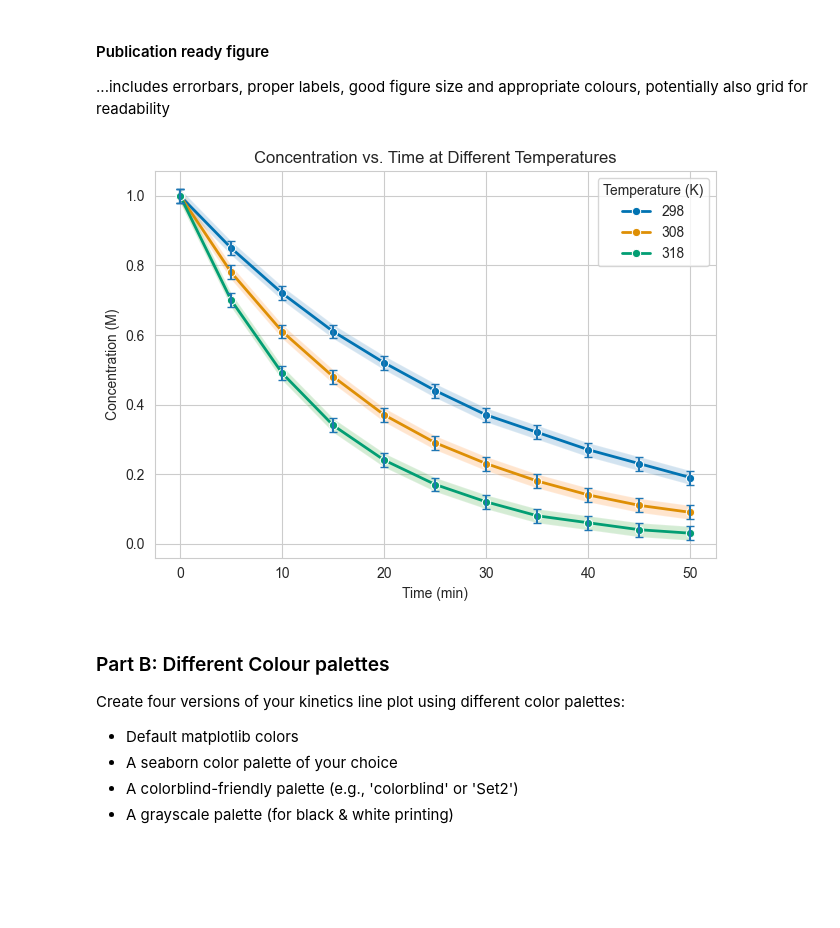
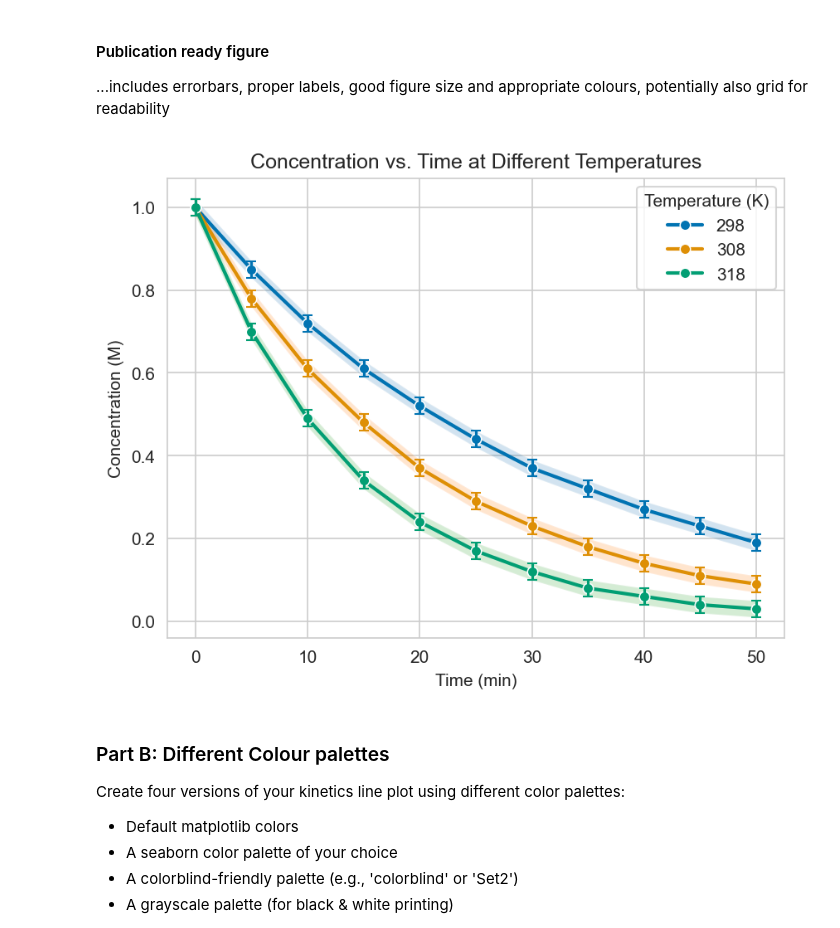
Before and after one commit to schoergj/DSA103, a Jupyter notebook: exercises/lecture_18_visualisation/exercise_18_solution.ipynb, the cells around one changed output. Cells and saved outputs as stored; diff of their text form; code cells hidden in the pictures; blank space fills up the shorter version.

```diff
--- a/exercises/lecture_18_visualisation/exercise_18_solution.ipynb
+++ b/exercises/lecture_18_visualisation/exercise_18_solution.ipynb
@@ -9,9 +9,9 @@ You've conducted a kinetics study measuring the concentration of a reactant over
 
 ### Dataset
 # %%
+import matplotlib.pyplot as plt
 import numpy as np
 import pandas as pd
-import matplotlib.pyplot as plt
 import seaborn as sns
 
 # Generate kinetics data
@@ -26,12 +26,14 @@ conc_318K = np.array([1.00, 0.70, 0.49, 0.34, 0.24, 0.17, 0.12, 0.08, 0.06, 0.04
 uncertainty = 0.02
 
 # Create DataFrame
-df = pd.DataFrame({
-    'Time (min)': np.tile(time, 3),
-    'Concentration (M)': np.concatenate([conc_298K, conc_308K, conc_318K]),
-    'Temperature (K)': np.repeat([298, 308, 318], len(time)),
-    'Uncertainty': uncertainty
-})
+df = pd.DataFrame(
+    {
+        "Time (min)": np.tile(time, 3),
+        "Concentration (M)": np.concatenate([conc_298K, conc_308K, conc_318K]),
+        "Temperature (K)": np.repeat([298, 308, 318], len(time)),
+        "Uncertainty": uncertainty,
+    }
+)
 # %% [markdown]
 ### Instructions
 
@@ -140,33 +159,52 @@ Disadvantages:
 # %%
 sns.set_style("whitegrid")
 
-sns.lineplot(data=df, x="Time (min)", y="Concentration (M)",
-             marker="o",
-             hue="Temperature (K)",
-             palette="colorblind",
-             errorbar=None,
-             estimator="mean",
-             lw=2)
-plt.xscale("linear")
-plt.ylabel("Concentration (M)")
-plt.xlabel("Time (min)")
-plt.title("Concentration vs. Time at Different Temperatures")
-plt.legend(title="Temperature (K)")
-plt.tight_layout()
+fig, ax = plt.subplots(dpi=150)
+
+sns.lineplot(
+    data=df,
+    x="Time (min)",
+    y="Concentration (M)",
+    marker="o",
+    hue="Temperature (K)",
+    palette="colorblind",
+    errorbar=None,
+    estimator="mean",
+    lw=2,
+    ax=ax,
+)
+
+ax.set_ylabel("Concentration (M)")
+ax.set_xlabel("Time (min)")
+ax.set_title("Concentration vs. Time at Different Temperatures")
+ax.legend(
+    title="Temperature (K)",
+)
 
 # Use matplotlib error bars to portray uncertainty:
-plt.errorbar(df["Time (min)"], df["Concentration (M)"], yerr=df["Uncertainty"], fmt="none", capsize=3)
+palette = sns.palettes.color_palette("colorblind")
+for i, (name, g) in enumerate(df.groupby(by="Temperature (K)")):
+    ax.errorbar(
+        g["Time (min)"],
+        g["Concentration (M)"],
+        yerr=g["Uncertainty"],
+        color=palette[i],
+        fmt="none",
+        capsize=3,
+    )
 
 # Portraying errorbars as shaded band:
 for name, g in df.groupby("Temperature (K)"):
     g = g.sort_values("Time (min)")
     lower = g["Concentration (M)"] - g["Uncertainty"]
     upper = g["Concentration (M)"] + g["Uncertainty"]
-    plt.fill_between(g["Time (min)"], lower, upper, alpha=0.2)
+    ax.fill_between(g["Time (min)"], lower, upper, alpha=0.2)
 
-plt.show()
+# depending on message to be conveyed:
+# ax.set_xlim((0, 52.5))
+# ax.set_ylim((0, 1.05))
 # %% [output]
-[figure, old version]
+[figure, new version]
 # %% [markdown]
 ### Part B: Different Colour palettes
 
```
Also changed, not shown: parts of 18 cells of this notebook, 4 other files.
